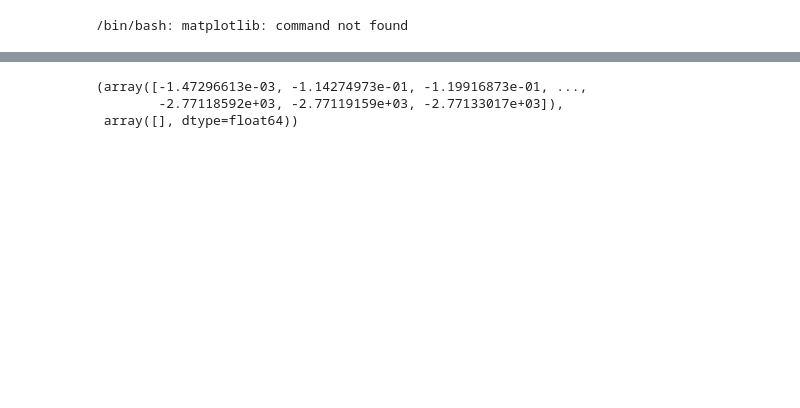
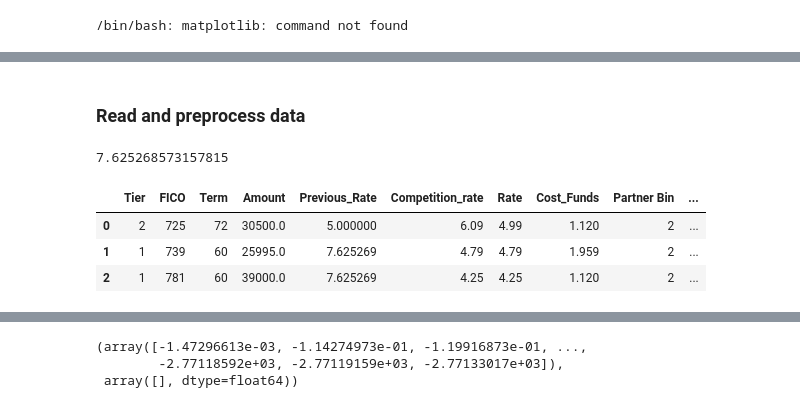
Before and after one commit to sashapff/cql-credit-scoring, a Jupyter notebook: credit_scoring.ipynb, the cells around one changed output, grey strips where cells are left out. Cells and saved outputs as stored; diff of their text form; code cells hidden in the pictures; blank space fills up the shorter version.

```diff
--- a/credit_scoring.ipynb
+++ b/credit_scoring.ipynb
@@ -323,0 +19,36 @@ cum_sum_rew_hist = np.cumsum(hist_rewards_test)
+# %% [markdown]
+### Read and preprocess data
+# %%
+data_dir = Path('data')
+
+train = pd.read_csv(data_dir / 'train_data.csv')
+test = pd.read_csv(data_dir / 'test_data.csv')
+# %%
+def fill_unknown_previous_rate(data, mean=None):
+    """Estimate unknown previous rate with mean value
+    """
+    data['Previous_Rate_Known'] = (data['Previous_Rate'] != -10)
+
+    prev_rate = data['Previous_Rate'].copy()
+    if mean:
+        prev_rate_mean = mean
+    else:
+        prev_rate_mean = prev_rate[prev_rate != -10].mean()
+
+    prev_rate[prev_rate == -10] = prev_rate_mean
+    data['Previous_Rate'] = prev_rate
+
+    return prev_rate_mean
+
+prev_rate_mean = fill_unknown_previous_rate(train)
+fill_unknown_previous_rate(test, prev_rate_mean)
+# %% [output]
+7.625268573157815
+# %%
+# samples
+train.head(3)
+# %% [output]
+|  | Tier | FICO | Term | Amount | Previous_Rate | Competition_rate | Rate | Cost_Funds | Partner Bin | ... |
+| 0 | 2 | 725 | 72 | 30500.0 | 5.000000 | 6.09 | 4.99 | 1.120 | 2 | ... |
+| 1 | 1 | 739 | 60 | 25995.0 | 7.625269 | 4.79 | 4.79 | 1.959 | 2 | ... |
+| 2 | 1 | 781 | 60 | 39000.0 | 7.625269 | 4.25 | 4.25 | 1.120 | 2 | ... |
```
Also changed, not shown: parts of 37 cells of this notebook, 2 other files.
